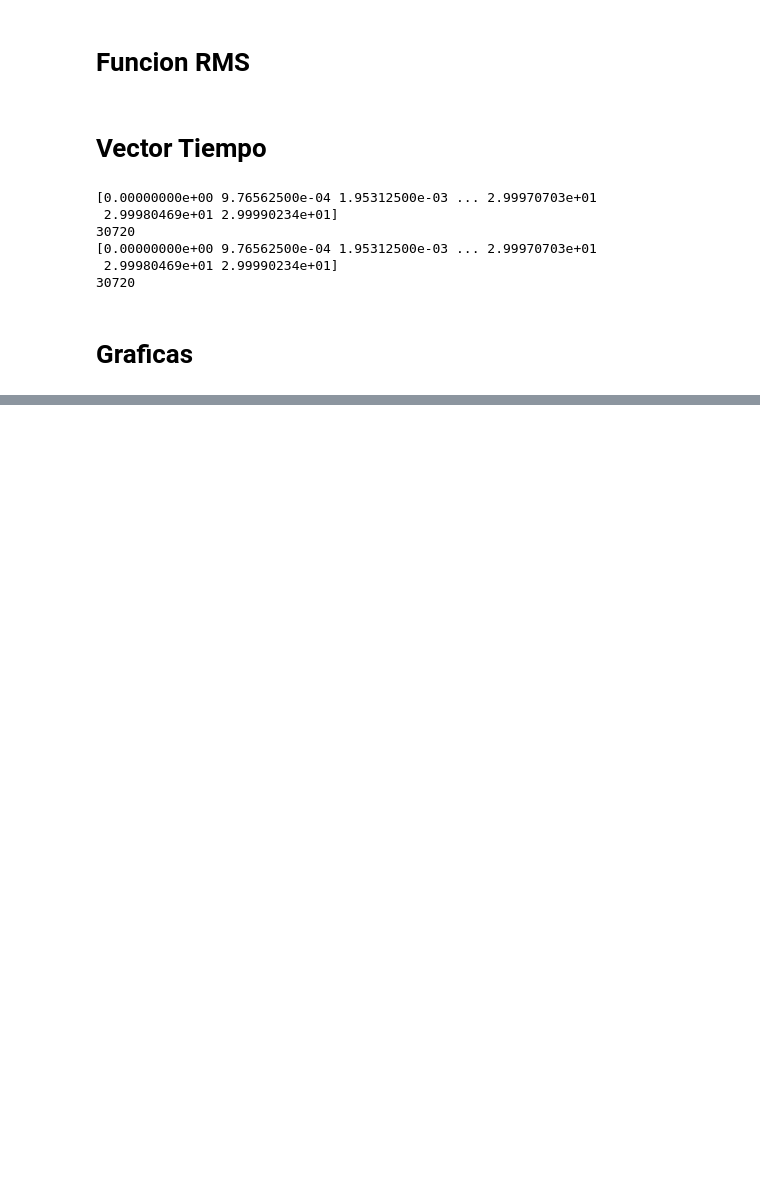
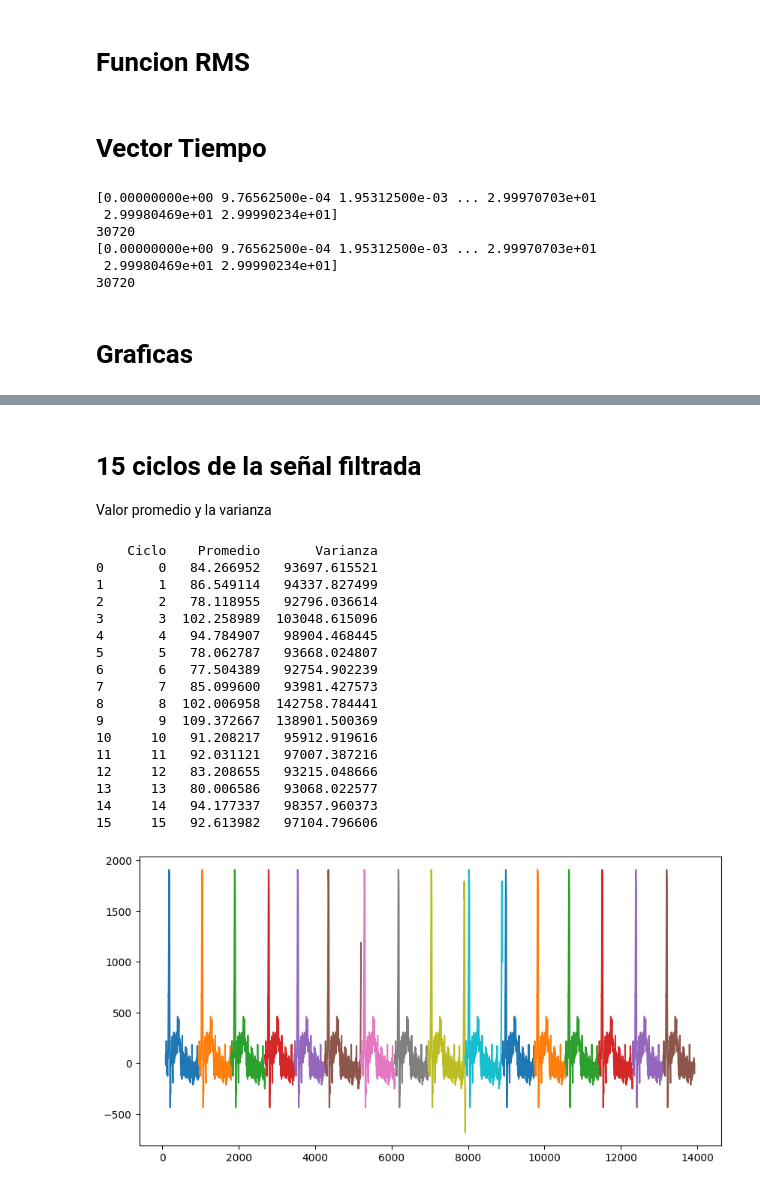
Before and after one commit to ZamantaEst/Lab_Biosenales, a Jupyter notebook: P3/P3_G2_Isabela_Zamanta.ipynb, the cells around one changed output, grey strips where cells are left out. Drawn from its saved outputs; the diff is of its cells as text; code cells hidden in the pictures; blank space fills up the shorter version.

```diff
--- a/P3/P3_G2_Isabela_Zamanta.ipynb
+++ b/P3/P3_G2_Isabela_Zamanta.ipynb
@@ -70,0 +159,36 @@ Text(0.5, 1.0, 'Filtrada')
+# %% [markdown]
+# **15 ciclos de la señal filtrada**
+Valor promedio y la varianza
+# %%
+Datos=[]
+plt.figure(figsize=(10, 5))
+for i in range(16):
+  t_f_cut=np.arange(picos_R_f[i],picos_R_f[i+1])
+  señal_f_cut = signal_ECG_f[0:len(t_f_cut)]
+  Promedio_señal_f_cut=(np.mean(señal_f_cut))
+  Varianza__señal_f_cut=(np.var(señal_f_cut))
+  plt.plot(t_f_cut,señal_f_cut)
+  Datos2={'Ciclo':i,'Promedio':Promedio_señal_f_cut,'Varianza':Varianza__señal_f_cut}
+  Datos.append(Datos2)
+
+ciclos= pd.DataFrame(Datos)
+print(ciclos)
+# %% [output]
+    Ciclo    Promedio       Varianza
+0       0   84.266952   93697.615521
+1       1   86.549114   94337.827499
+2       2   78.118955   92796.036614
+3       3  102.258989  103048.615096
+4       4   94.784907   98904.468445
+5       5   78.062787   93668.024807
+6       6   77.504389   92754.902239
+7       7   85.099600   93981.427573
+8       8  102.006958  142758.784441
+9       9  109.372667  138901.500369
+10     10   91.208217   95912.919616
+11     11   92.031121   97007.387216
+12     12   83.208655   93215.048666
+13     13   80.006586   93068.022577
+14     14   94.177337   98357.960373
+15     15   92.613982   97104.796606
+[figure, added]
```
Also changed, not shown: parts of 30 cells of this notebook.
